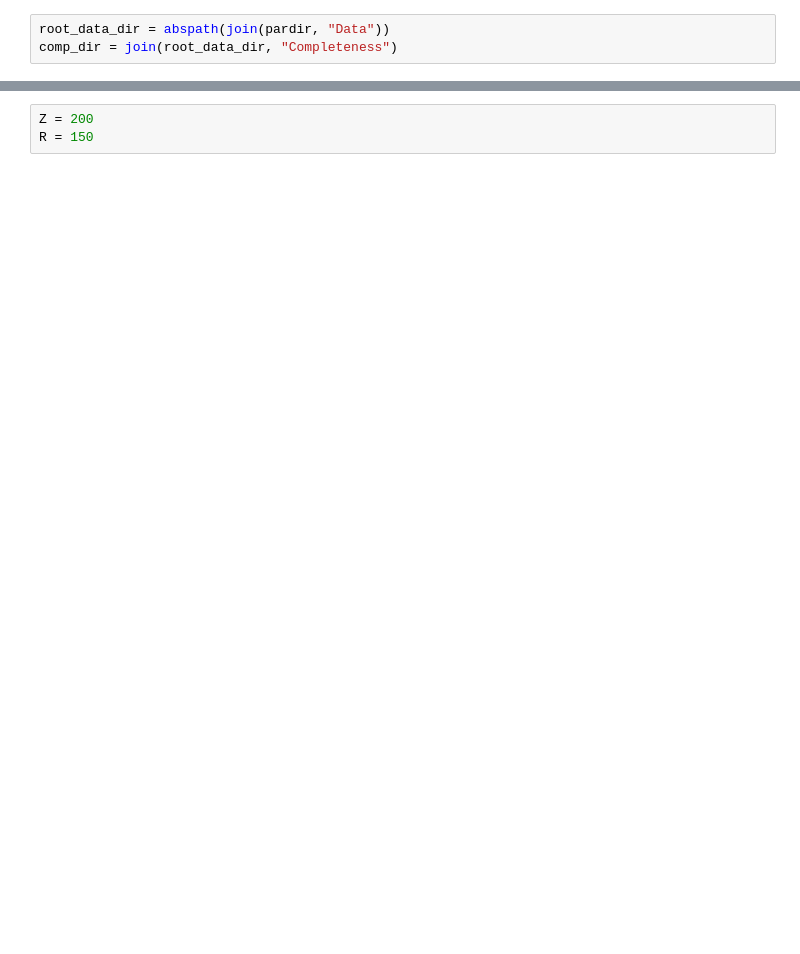
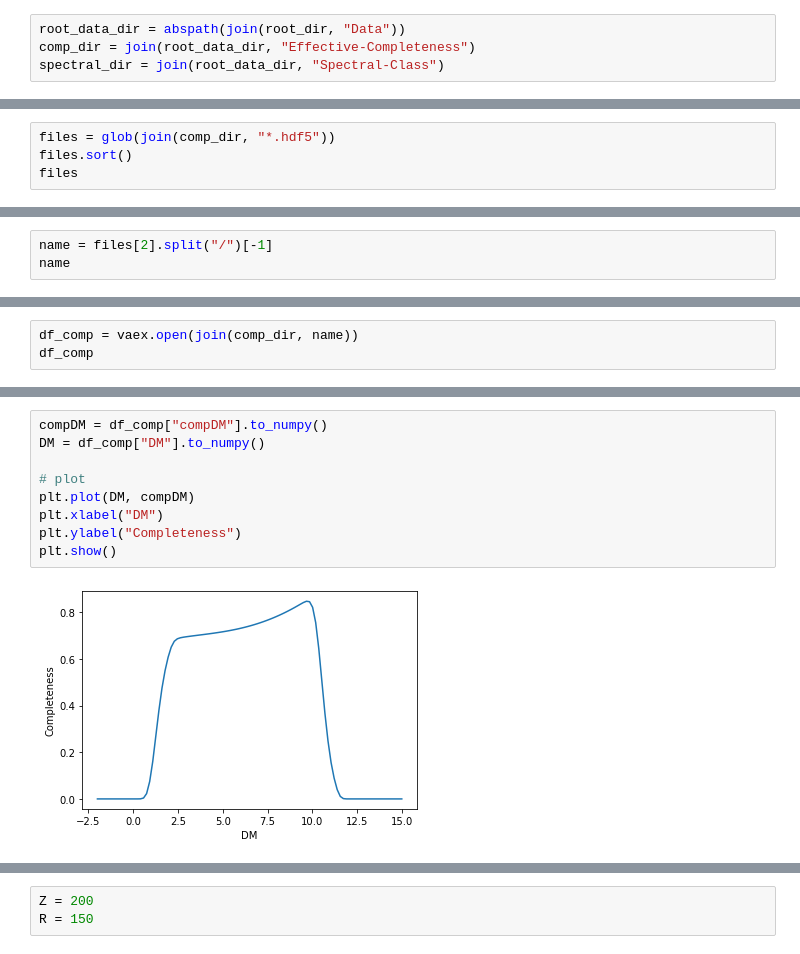
Before and after one commit to Alisyaifudin/Thesis-Project, a Jupyter notebook: 3_Vertical_Number/3.3. Effective Volume.ipynb, the cells around one changed output, grey strips where cells are left out. Cells and saved outputs as stored; diff of their text form; blank space fills up the shorter version.

Commit message:
effective volume

```diff
--- a/3_Vertical_Number/3.3. Effective Volume.ipynb
+++ b/3_Vertical_Number/3.3. Effective Volume.ipynb
@@ -9,3 +31,4 @@ from matplotlib.ticker import LinearLocator
 # %%
-root_data_dir = abspath(join(pardir, "Data"))
-comp_dir = join(root_data_dir, "Completeness")
+root_data_dir = abspath(join(root_dir, "Data"))
+comp_dir = join(root_data_dir, "Effective-Completeness")
+spectral_dir = join(root_data_dir, "Spectral-Class")
@@ -105,0 +41,4 @@ plt.plot(ddm, comp_interp(0.3, ddm))
+# %%
+files = glob(join(comp_dir, "*.hdf5"))
+files.sort()
+files
@@ -105,0 +52,3 @@ plt.plot(ddm, comp_interp(0.3, ddm))
+# %%
+name = files[2].split("/")[-1]
+name
@@ -105,0 +57,3 @@ plt.plot(ddm, comp_interp(0.3, ddm))
+# %%
+df_comp = vaex.open(join(comp_dir, name))
+df_comp
@@ -105,0 +73,11 @@ plt.plot(ddm, comp_interp(0.3, ddm))
+# %%
+compDM = df_comp["compDM"].to_numpy()
+DM = df_comp["DM"].to_numpy()
+
+# plot
+plt.plot(DM, compDM)
+plt.xlabel("DM")
+plt.ylabel("Completeness")
+plt.show()
+# %% [output]
+[figure, added]
```
Also changed, not shown: parts of 51 cells of this notebook, 18 other files.
